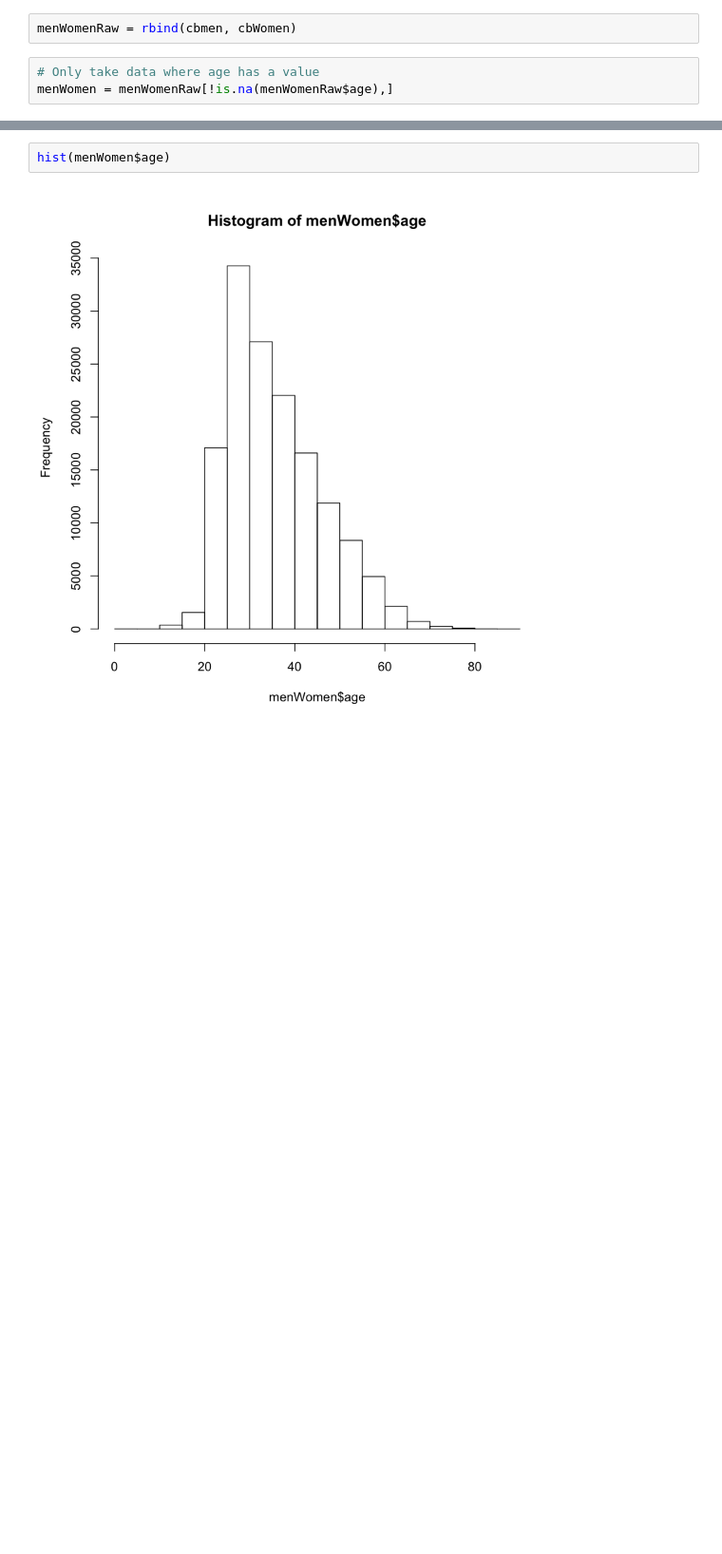
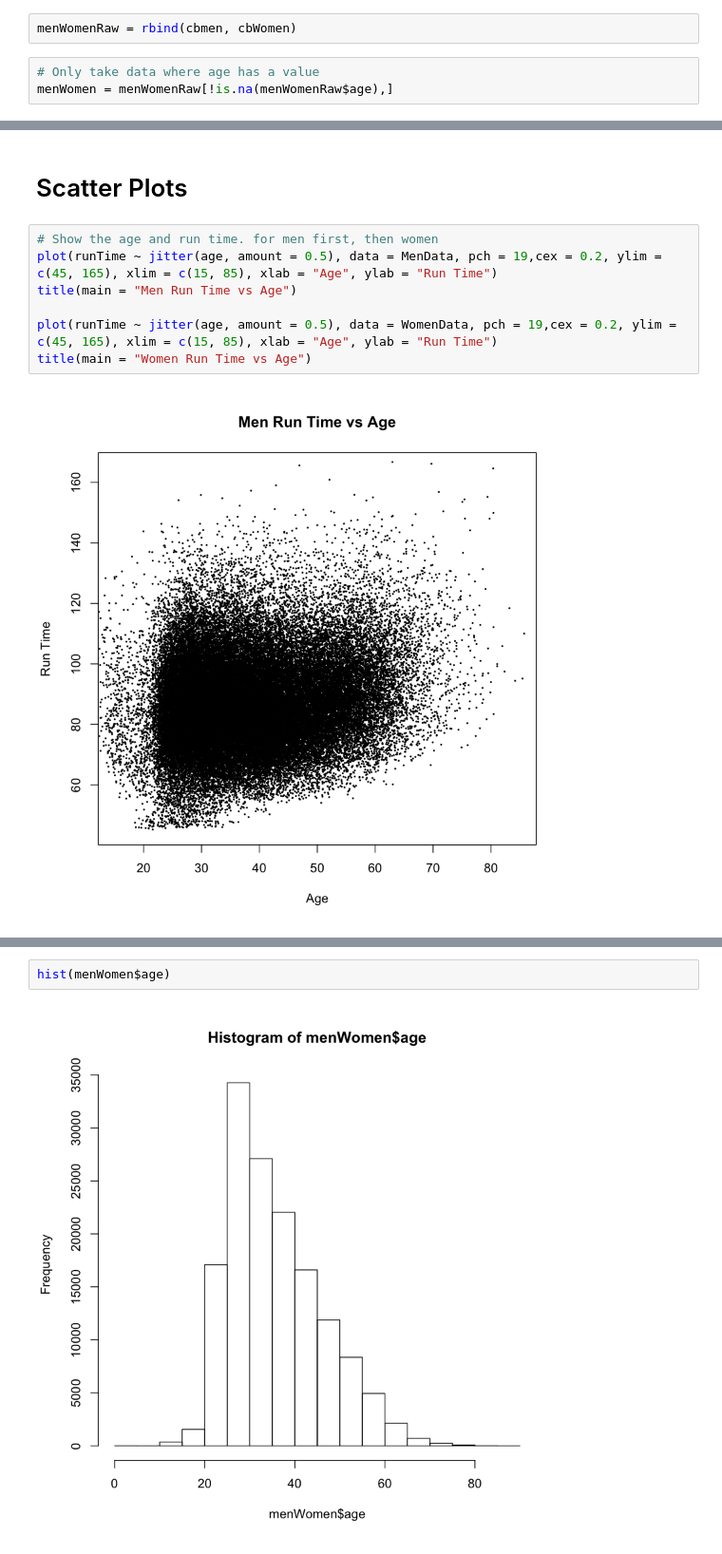
Before and after one commit to kjprice/smu-quantifying-the-world, a Jupyter notebook: CaseStudy2/Cherry_Blossom_Question10_Response.ipynb, the cells around one changed output, grey strips where cells are left out. Shown at 95% size. Saved outputs shown, nothing was run; the diff lists cells and outputs as text; blank space fills up the shorter version.

```diff
--- a/CaseStudy2/Cherry_Blossom_Question10_Response.ipynb
+++ b/CaseStudy2/Cherry_Blossom_Question10_Response.ipynb
@@ -24,0 +68,11 @@ menWomen = menWomenRaw[!is.na(menWomenRaw$age),]
+# %% [markdown]
+# Scatter Plots
+# %%
+# Show the age and run time. for men first, then women
+plot(runTime ~ jitter(age, amount = 0.5), data = MenData, pch = 19,cex = 0.2, ylim = c(45, 165), xlim = c(15, 85), xlab = "Age", ylab = "Run Time")
+title(main = "Men Run Time vs Age")
+
+plot(runTime ~ jitter(age, amount = 0.5), data = WomenData, pch = 19,cex = 0.2, ylim = c(45, 165), xlim = c(15, 85), xlab = "Age", ylab = "Run Time")
+title(main = "Women Run Time vs Age")
+# %% [output]
+[figure, added]
```
Also changed, not shown: parts of 12 cells of this notebook.
